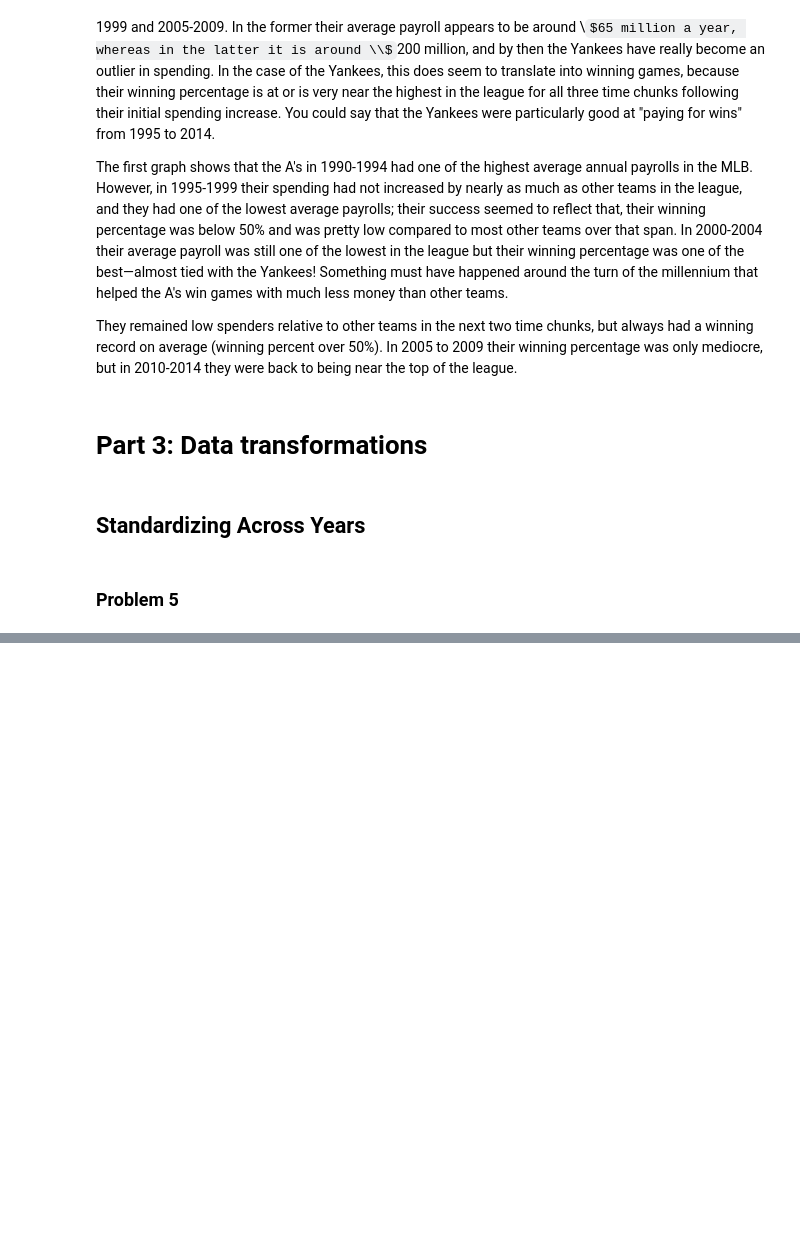
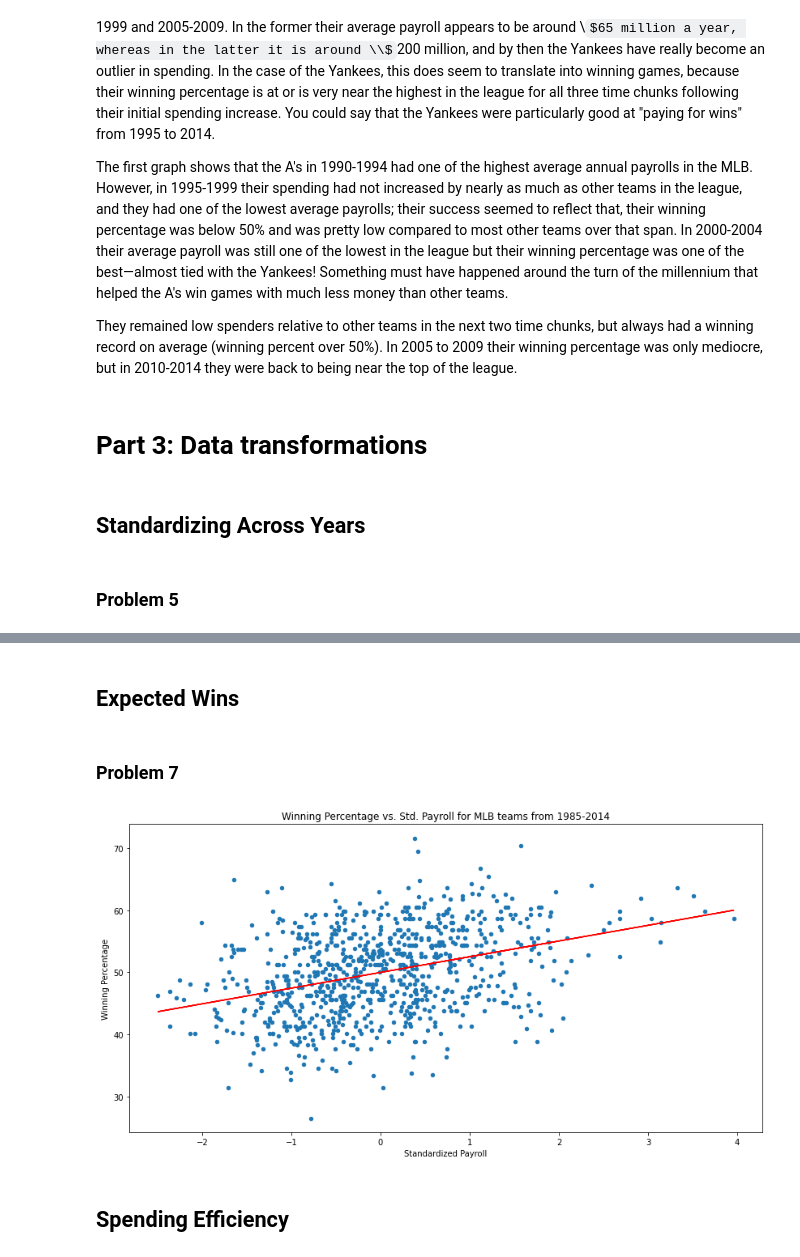
Before and after one commit to jpdevito/cmsc320, a Jupyter notebook: Project 2.ipynb, the cells around one changed output, grey strips where cells are left out. Saved outputs shown, nothing was run; the diff lists cells and outputs as text; code cells hidden in the pictures; some formulas as TeX source; blank space fills up the shorter version.

```diff
--- a/Project 2.ipynb
+++ b/Project 2.ipynb
@@ -373,0 +388,23 @@ I used the same code to get the same graphs from problem 4, only this time I use
+# %% [markdown]
+## Expected Wins
+# %% [markdown]
+### Problem 7
+# %%
+fig, axes = plt.subplots(figsize=(14, 7))
+
+# plots data
+teams.plot.scatter(x="standardizedPayroll", y="winPercent", ax=axes, title="Winning Percentage vs. Std. Payroll for MLB teams from 1985-2014")
+plt.setp(axes, xlabel="Standardized Payroll", ylabel="Winning Percentage")
+
+# calculates polynomial for best fit line
+fit = np.polyfit(x=teams.standardizedPayroll, y=teams.winPercent, deg=1)
+fun = np.poly1d(fit)
+
+# plots best fit line
+x = teams.standardizedPayroll
+y = fun(x)
+_ = axes.plot(x, y, color="r")
+# %% [output]
+[figure, added]
+# %% [markdown]
+## Spending Efficiency
```
Also changed, not shown: parts of 28 cells of this notebook.
